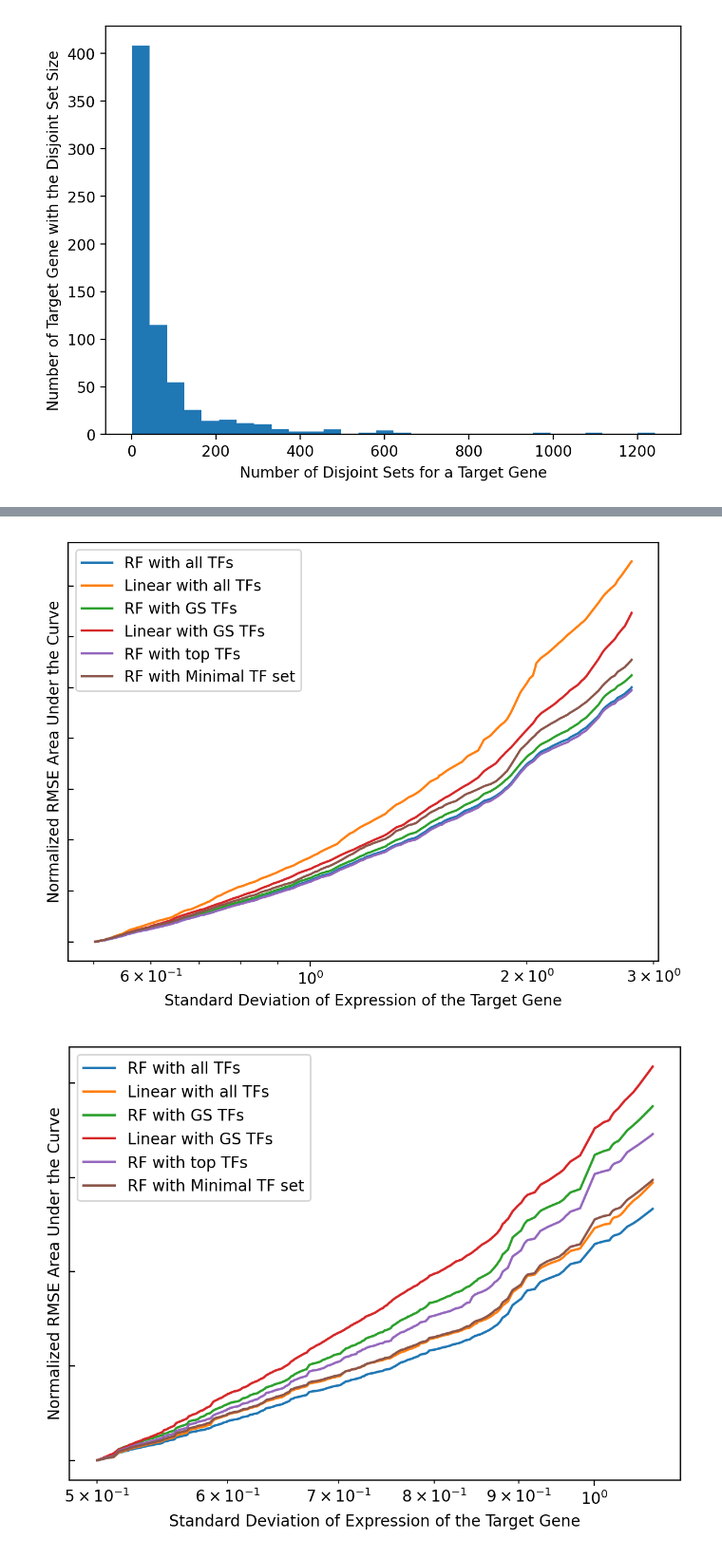
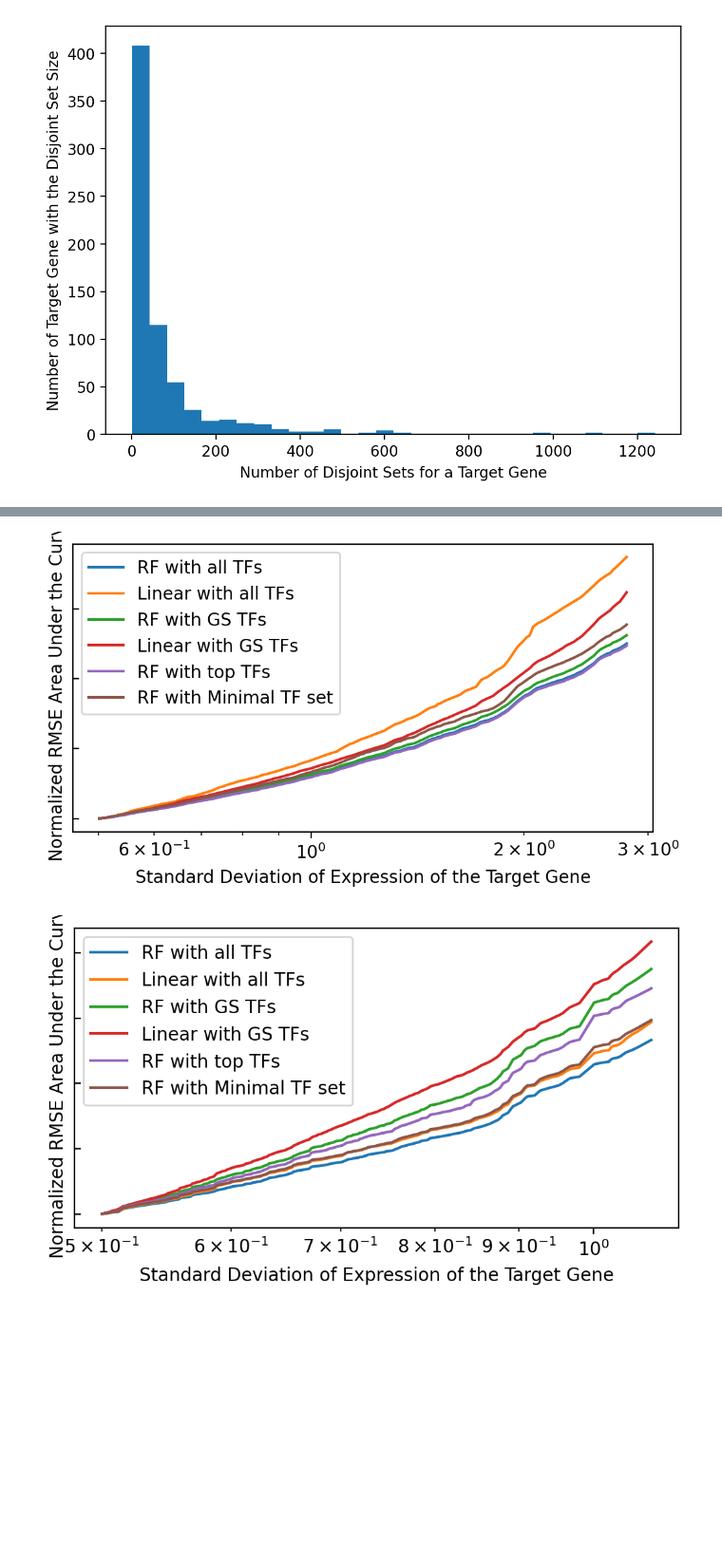
Before and after one commit to IcyFermion/feature_synergy, a Jupyter notebook: network_v_model/plot_for_paper.ipynb, the cells around one changed output, grey strips where cells are left out. Shown at 95% size. Drawn from its saved outputs; the diff is of its cells as text; code cells hidden in the pictures; blank space fills up the shorter version.

Commit message:
auc plot

```diff
--- a/network_v_model/plot_for_paper.ipynb
+++ b/network_v_model/plot_for_paper.ipynb
@@ -436,27 +436,27 @@ Disjoint sets of target gene UBC:
 # %%
 # AUPRC analogy
 for df, species_name in zip(res_df_list, species_file_names):
 
     df = df.sort_values('test_std')
-    fig = plt.figure()
+    fig = plt.figure(figsize=(6,3))
     ax = fig.add_subplot(1, 1, 1)
     ax.set_xscale('log')
     df = df.sort_values('test_std').head(int(len(df)*(0.9)))
     x = df['test_std']
 
     for model, model_name in zip(compare_list, compare_name_list):
         y = df[model]
         y_norm = y/x
         auc = [np.trapz(y_norm[:i+1], x[:i+1]) for i in range(len(x))]
         ax.plot(x, auc, label=model_name)
     ax.set(xlabel='Standard Deviation of Expression of the Target Gene')
     ax.set(ylabel='Normalized RMSE Area Under the Curve')
     ax.tick_params(axis="y",direction="in", pad=-22, labelleft=False)
     # ax.tick_params(axis="x",direction="in", pad=-15)
     # plt.title('Model Performance on '+ species_name +' Target Genes')
     plt.legend(loc="best")
     # plt.show()
     plt.savefig('./plot_output/rmse_auc/'+species_name+'.pdf', bbox_inches='tight')
 # %% [output]
-[figure, old version]
+[figure, new version]
-[figure, old version]
+[figure, new version]
```
Also changed, not shown: parts of 2 cells of this notebook, 5 other files.
